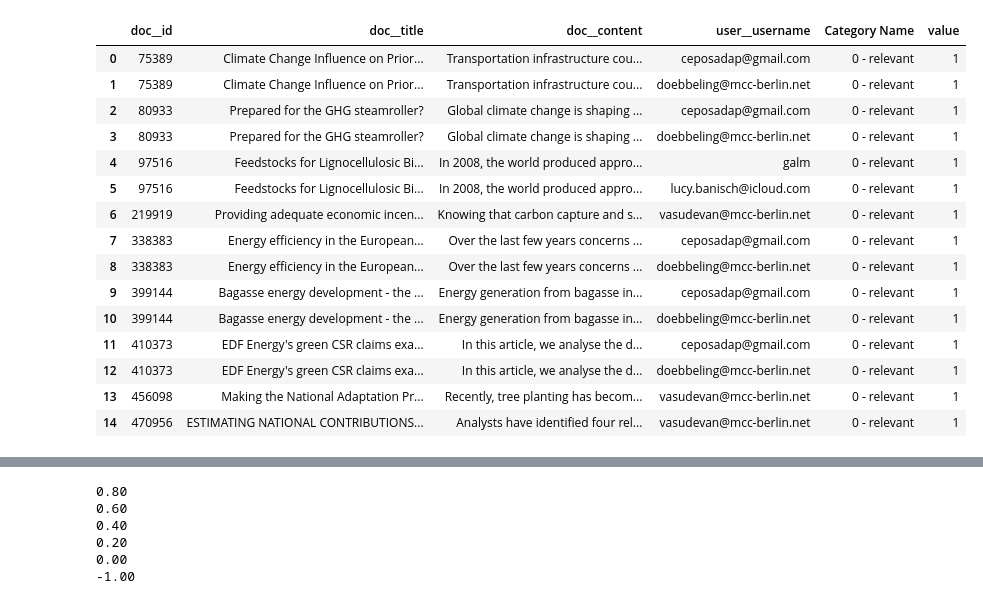
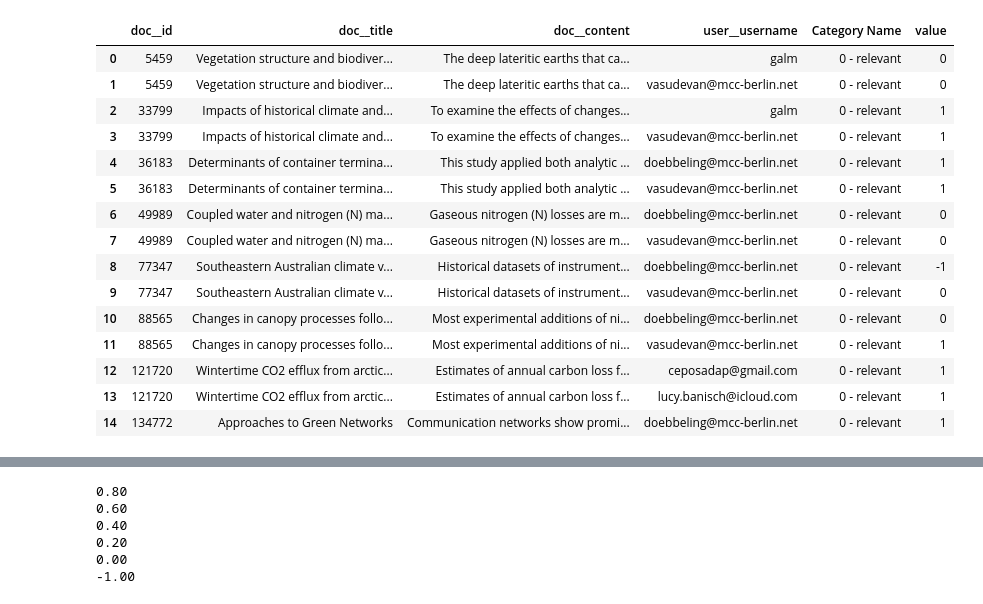
Before and after one commit to mcc-apsis/climate-policy-instruments, a Jupyter notebook: compare_ratings.ipynb, the cells around one changed output, grey strips where cells are left out. Saved outputs shown, nothing was run; the diff lists cells and outputs as text; code cells hidden in the pictures.

```diff
--- a/compare_ratings.ipynb
+++ b/compare_ratings.ipynb
@@ -162,7 +189,8 @@ df.head()
 # %%
 django.db.connection.close()
 
-tag = Tag.objects.get(pk=6076)
+tag = Tag.objects.filter(query__project=p).order_by('-pk').first()
+
 print(tag.title)
 
 dos = DocOwnership.objects.filter(tag=tag, relevant__gt=0)
@@ -206,7 +234,7 @@ df.loc[~pd.isna(df['texts__name']),'val'] = df.loc[~pd.isna(df['texts__name']),'
 
 df['Category Name'] = df[['category__level','category__name']].apply(lambda x: ' - '.join(x), axis=1)
 
-cats = df['Category Name']
+cats = df['Category Name'].unique()
 
 df.head()
 # %% [output]
@@ -240,6 +268,8 @@ dudf_wide = (merged_df[['doc__id','doc__title','doc__content','user__username','
              .pivot_table(index=['doc__id','doc__title','doc__content','user__username'],columns="Category Name", values="val", aggfunc=np.sum)
              #.fillna(0)
             ).reset_index()
+
+cats = [x for x in cats if x in dudf_wide.columns]
 
 dudf_wide[cats] = dudf_wide[cats].fillna(0)
 
@@ -252,5 +282,5 @@ dudf_wide.loc[dudf_wide[policy_columns].sum(axis=1,min_count=1)==0,post_policy_c
 
 dudf_wide.loc[dudf_wide['3 - 0. Not policy related']==1]
 
-dudf_wide[dudf_wide['doc__id']==3280458]
+dudf_wide.head()
 # %% [output]
@@ -260,24 +295,23 @@ dudf_wide[dudf_wide['doc__id']==3280458]
 # %%
 xdf = dudf_wide.melt(id_vars=['doc__id','doc__title','doc__content','user__username'])
-xdf[(xdf['doc__id']==3280458) & (xdf['user__username']=="galm")]
 xdf.head(15)
 # %% [output]
 |  | doc__id | doc__title | doc__content | user__username | Category Name | value |
-| 0 | 75389 | Climate Change Influence on Prior... | Transportation infrastructure cou... | ceposadap@gmail.com | 0 - relevant | 1 |
-| 1 | 75389 | Climate Change Influence on Prior... | Transportation infrastructure cou... | doebbeling@mcc-berlin.net | 0 - relevant | 1 |
-| 2 | 80933 | Prepared for the GHG steamroller? | Global climate change is shaping ... | ceposadap@gmail.com | 0 - relevant | 1 |
-| 3 | 80933 | Prepared for the GHG steamroller? | Global climate change is shaping ... | doebbeling@mcc-berlin.net | 0 - relevant | 1 |
-| 4 | 97516 | Feedstocks for Lignocellulosic Bi... | In 2008, the world produced appro... | galm | 0 - relevant | 1 |
-| 5 | 97516 | Feedstocks for Lignocellulosic Bi... | In 2008, the world produced appro... | lucy.banisch@icloud.com | 0 - relevant | 1 |
-| 6 | 219919 | Providing adequate economic incen... | Knowing that carbon capture and s... | vasudevan@mcc-berlin.net | 0 - relevant | 1 |
-| 7 | 338383 | Energy efficiency in the European... | Over the last few years concerns ... | ceposadap@gmail.com | 0 - relevant | 1 |
-| 8 | 338383 | Energy efficiency in the European... | Over the last few years concerns ... | doebbeling@mcc-berlin.net | 0 - relevant | 1 |
-| 9 | 399144 | Bagasse energy development - the ... | Energy generation from bagasse in... | ceposadap@gmail.com | 0 - relevant | 1 |
-| 10 | 399144 | Bagasse energy development - the ... | Energy generation from bagasse in... | doebbeling@mcc-berlin.net | 0 - relevant | 1 |
-| 11 | 410373 | EDF Energy's green CSR claims exa... | In this article, we analyse the d... | ceposadap@gmail.com | 0 - relevant | 1 |
-| 12 | 410373 | EDF Energy's green CSR claims exa... | In this article, we analyse the d... | doebbeling@mcc-berlin.net | 0 - relevant | 1 |
-| 13 | 456098 | Making the National Adaptation Pr... | Recently, tree planting has becom... | vasudevan@mcc-berlin.net | 0 - relevant | 1 |
-| 14 | 470956 | ESTIMATING NATIONAL CONTRIBUTIONS... | Analysts have identified four rel... | vasudevan@mcc-berlin.net | 0 - relevant | 1 |
+| 0 | 5459 | Vegetation structure and biodiver... | The deep lateritic earths that ca... | galm | 0 - relevant | 0 |
+| 1 | 5459 | Vegetation structure and biodiver... | The deep lateritic earths that ca... | vasudevan@mcc-berlin.net | 0 - relevant | 0 |
+| 2 | 33799 | Impacts of historical climate and... | To examine the effects of changes... | galm | 0 - relevant | 1 |
+| 3 | 33799 | Impacts of historical climate and... | To examine the effects of changes... | vasudevan@mcc-berlin.net | 0 - relevant | 1 |
+| 4 | 36183 | Determinants of container termina... | This study applied both analytic ... | doebbeling@mcc-berlin.net | 0 - relevant | 1 |
+| 5 | 36183 | Determinants of container termina... | This study applied both analytic ... | vasudevan@mcc-berlin.net | 0 - relevant | 1 |
+| 6 | 49989 | Coupled water and nitrogen (N) ma... | Gaseous nitrogen (N) losses are m... | doebbeling@mcc-berlin.net | 0 - relevant | 0 |
+| 7 | 49989 | Coupled water and nitrogen (N) ma... | Gaseous nitrogen (N) losses are m... | vasudevan@mcc-berlin.net | 0 - relevant | 0 |
+| 8 | 77347 | Southeastern Australian climate v... | Historical datasets of instrument... | doebbeling@mcc-berlin.net | 0 - relevant | -1 |
+| 9 | 77347 | Southeastern Australian climate v... | Historical datasets of instrument... | vasudevan@mcc-berlin.net | 0 - relevant | 0 |
+| 10 | 88565 | Changes in canopy processes follo... | Most experimental additions of ni... | doebbeling@mcc-berlin.net | 0 - relevant | 0 |
+| 11 | 88565 | Changes in canopy processes follo... | Most experimental additions of ni... | vasudevan@mcc-berlin.net | 0 - relevant | 1 |
+| 12 | 121720 | Wintertime CO2 efflux from arctic... | Estimates of annual carbon loss f... | ceposadap@gmail.com | 0 - relevant | 1 |
+| 13 | 121720 | Wintertime CO2 efflux from arctic... | Estimates of annual carbon loss f... | lucy.banisch@icloud.com | 0 - relevant | 1 |
+| 14 | 134772 | Approaches to Green Networks | Communication networks show promi... | doebbeling@mcc-berlin.net | 0 - relevant | 1 |
 # %%
 dudf_wide = (xdf[['doc__id','doc__title','doc__content','user__username','Category Name','value']]
              .pivot_table(index=['doc__id','doc__title','doc__content','Category Name'],columns="user__username", values="value", aggfunc=lambda x: x.sum(min_count=1))
```
Also changed, not shown: parts of 14 cells of this notebook.
